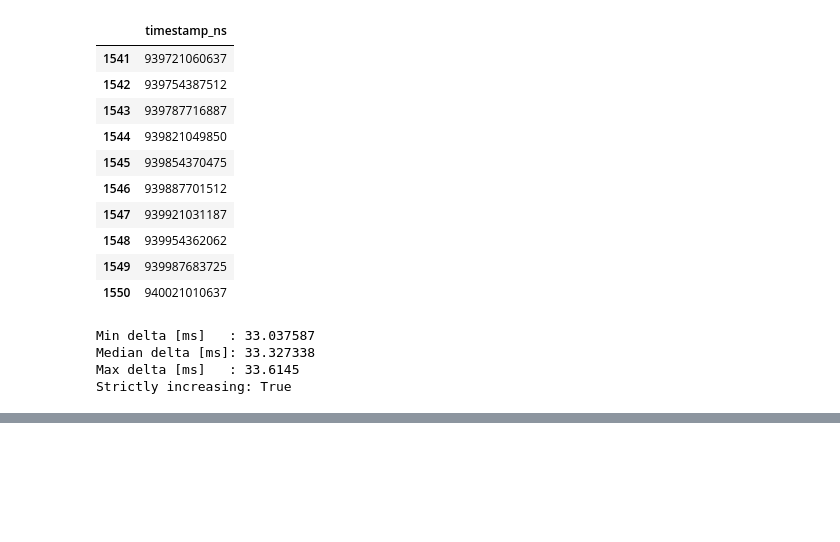
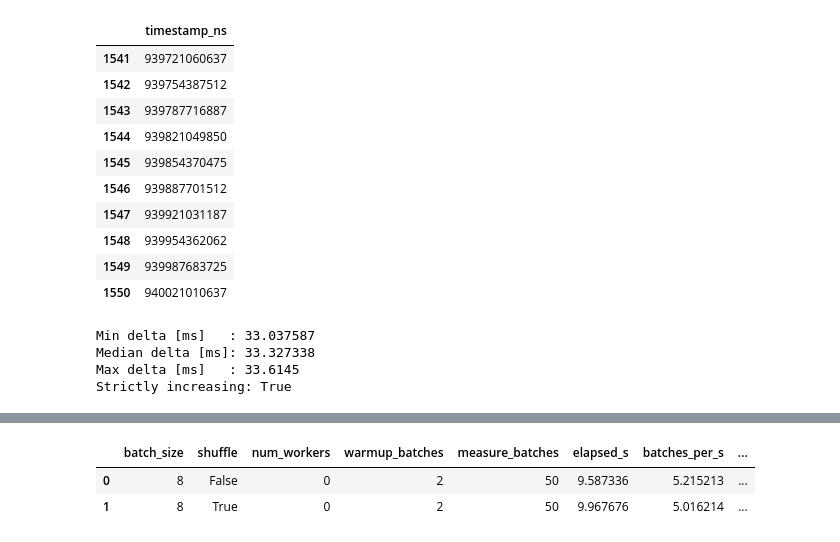
Before and after one commit to GianMalvisi/AriaGen1, a Jupyter notebook: notebooks/02_single_camera_pipeline.ipynb, the cells around one changed output, grey strips where cells are left out. Drawn from its saved outputs; the diff is of its cells as text; code cells hidden in the pictures; blank space fills up the shorter version.

```diff
--- a/notebooks/02_single_camera_pipeline.ipynb
+++ b/notebooks/02_single_camera_pipeline.ipynb
@@ -166,0 +426,11 @@ Strictly increasing: True
+# %%
+from torch.utils.data import DataLoader
+
+# Custom collate function:
+# - stacks image tensors
+# - packs timestamps as int64 tensor
+def aria_collate_fn(batch):
+    images, timestamps_ns = zip(*batch)
+    images = torch.stack(images, dim=0)
+    timestamps_ns = torch.tensor(timestamps_ns, dtype=torch.int64)
+    return images, timestamps_ns
@@ -166,0 +650,28 @@ Strictly increasing: True
+# %%
+benchmark_results = []
+# Define different DataLoader configurations to test.
+configs = [
+    {"batch_size": 8, "shuffle": False, "num_workers": 0},
+    {"batch_size": 8, "shuffle": True,  "num_workers": 0},
+]
+
+# Run benchmarks for each configuration and collect results.
+for cfg in configs:
+    result = run_loader_benchmark(
+        dataset=rgb_dataset,
+        batch_size=cfg["batch_size"],
+        shuffle=cfg["shuffle"],
+        num_workers=cfg["num_workers"],
+        warmup_batches=2,
+        measure_batches=50,
+        collate_fn=aria_collate_fn,
+    )
+    benchmark_results.append(result)
+
+# analyze and display the benchmark results in a DataFrame for easy comparison.
+benchmark_df = pd.DataFrame(benchmark_results)
+display(benchmark_df)
+# %% [output]
+|  | batch_size | shuffle | num_workers | warmup_batches | measure_batches | elapsed_s | batches_per_s | ... |
+| 0 | 8 | False | 0 | 2 | 50 | 9.587336 | 5.215213 | ... |
+| 1 | 8 | True | 0 | 2 | 50 | 9.967676 | 5.016214 | ... |
```
Also changed, not shown: parts of 26 cells of this notebook, 1 other file.
